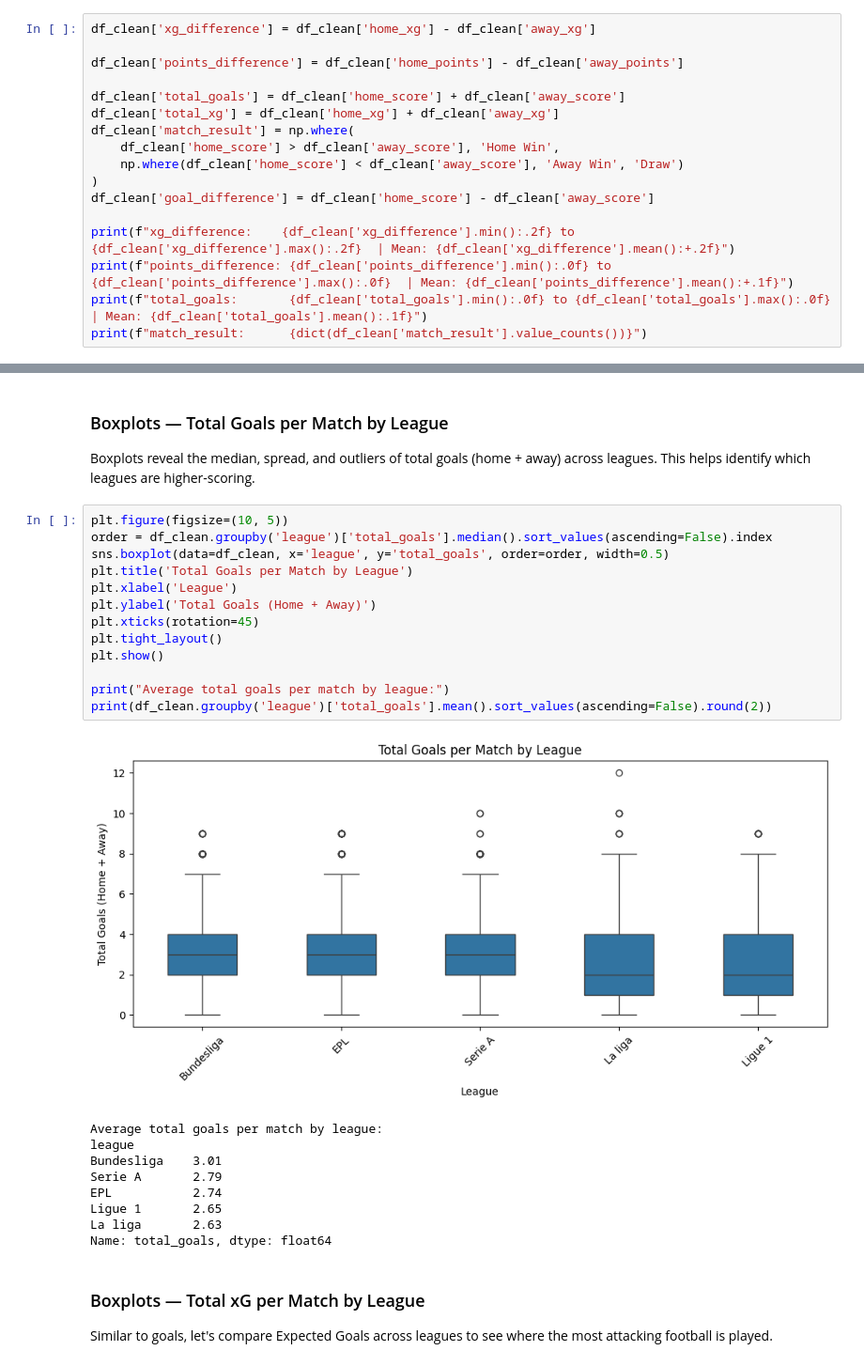
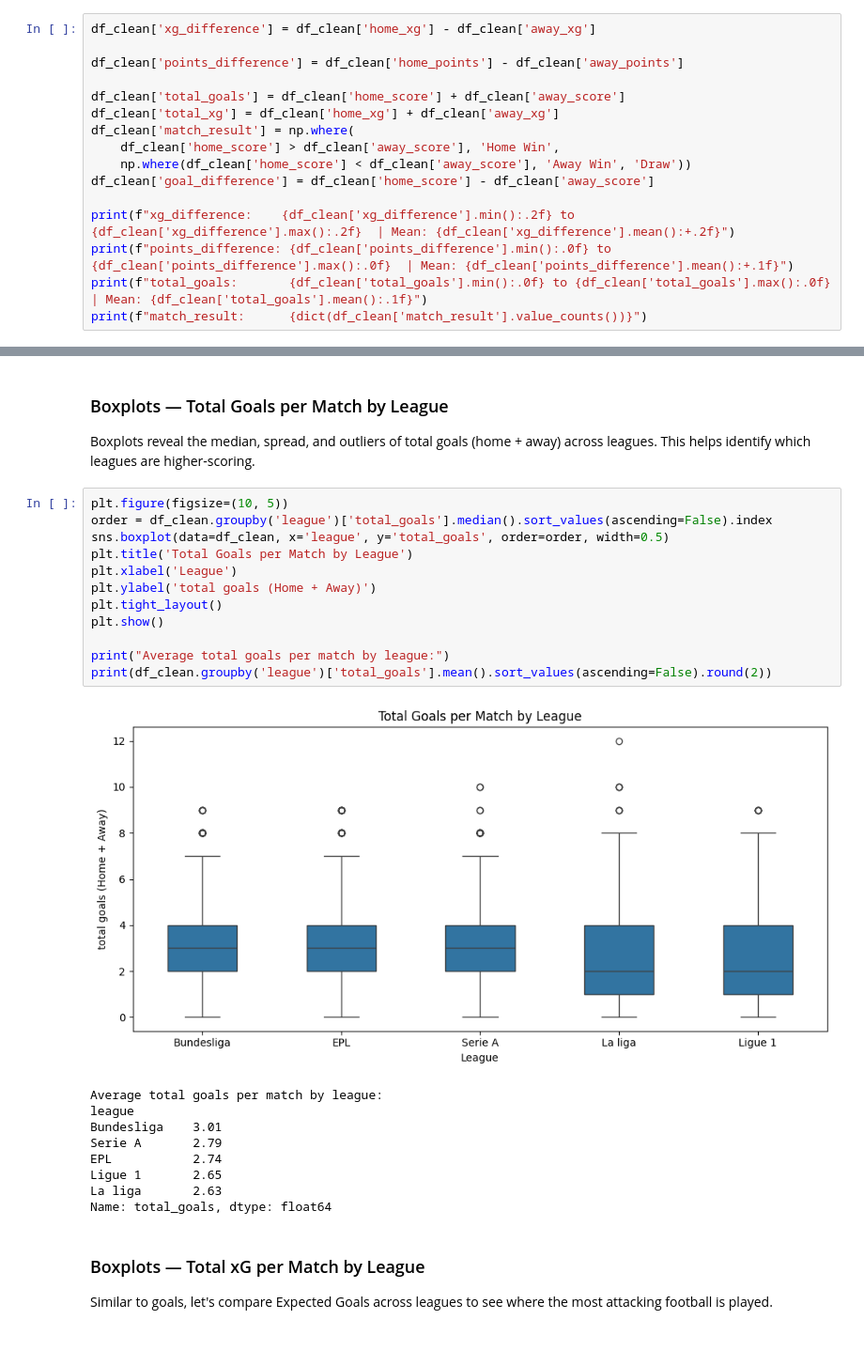
Before and after one commit to magrimuc/prj-2-eda-sql-football-matches-statistics, a Jupyter notebook: octavian_notebook.ipynb, the cells around one changed output, grey strips where cells are left out. Shown at 94% size. Saved outputs shown, nothing was run; the diff lists cells and outputs as text.

```diff
--- a/octavian_notebook.ipynb
+++ b/octavian_notebook.ipynb
@@ -471,8 +469,7 @@ df_clean['total_goals'] = df_clean['home_score'] + df_clean['away_score']
 df_clean['total_xg'] = df_clean['home_xg'] + df_clean['away_xg']
 df_clean['match_result'] = np.where(
     df_clean['home_score'] > df_clean['away_score'], 'Home Win',
-    np.where(df_clean['home_score'] < df_clean['away_score'], 'Away Win', 'Draw')
-)
+    np.where(df_clean['home_score'] < df_clean['away_score'], 'Away Win', 'Draw'))
 df_clean['goal_difference'] = df_clean['home_score'] - df_clean['away_score']
 
 print(f"xg_difference:    {df_clean['xg_difference'].min():.2f} to {df_clean['xg_difference'].max():.2f}  | Mean: {df_clean['xg_difference'].mean():+.2f}")
@@ -619,18 +612,17 @@ Boxplots reveal the median, spread, and outliers of total goals (home + away) ac
 # %%
 plt.figure(figsize=(10, 5))
 order = df_clean.groupby('league')['total_goals'].median().sort_values(ascending=False).index
 sns.boxplot(data=df_clean, x='league', y='total_goals', order=order, width=0.5)
 plt.title('Total Goals per Match by League')
 plt.xlabel('League')
-plt.ylabel('Total Goals (Home + Away)')
-plt.xticks(rotation=45)
+plt.ylabel('total goals (Home + Away)')
 plt.tight_layout()
 plt.show()
 
 print("Average total goals per match by league:")
 print(df_clean.groupby('league')['total_goals'].mean().sort_values(ascending=False).round(2))
 # %% [output]
-[figure, old version]
+[figure, new version]
 Average total goals per match by league:
 league
 Bundesliga    3.01
```
Also changed, not shown: parts of 15 cells of this notebook.
